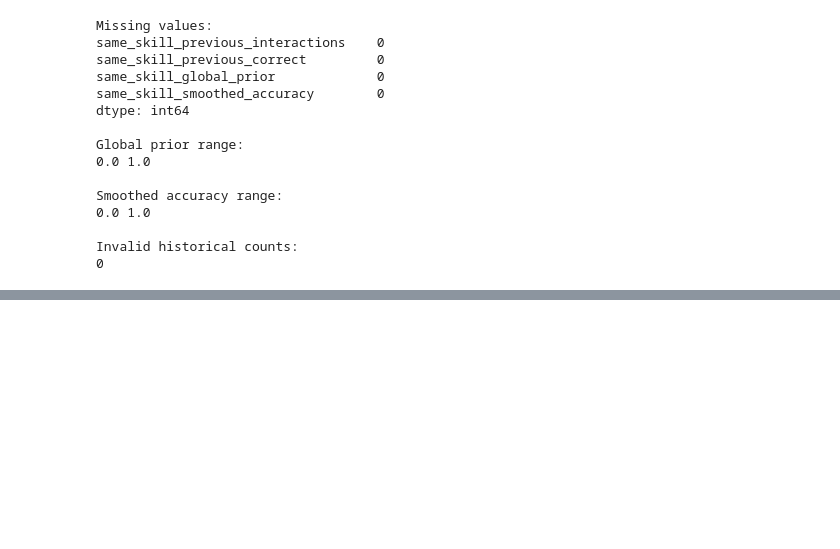
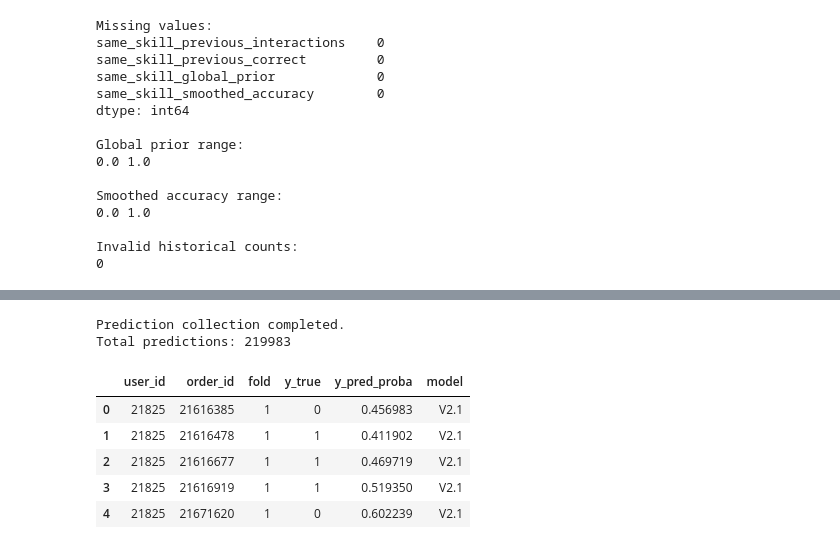
Before and after one commit to rajuriprathik-a11y/next-move-ai, a Jupyter notebook: notebooks/models/02_same_skill_student_history/v2.1_binary_same_skill_accuracy.ipynb, the cells around one changed output, grey strips where cells are left out. Cells and saved outputs as stored; diff of their text form; code cells hidden in the pictures; blank space fills up the shorter version.

```diff
--- a/notebooks/models/02_same_skill_student_history/v2.1_binary_same_skill_accuracy.ipynb
+++ b/notebooks/models/02_same_skill_student_history/v2.1_binary_same_skill_accuracy.ipynb
@@ -332,0 +480,46 @@ Processing Fold 5...
+# %%
+# Collect out-of-fold predictions for V2.1
+
+v21_predictions = []
+
+for fold_number, (train_data, val_data) in enumerate(
+    v21_fold_datasets, start=1
+):
+
+    # Retrieve the already-trained model for this fold
+    model = v21_models[fold_number - 1]
+
+    # Generate validation probabilities
+    X_val = val_data[feature_columns]
+    y_pred_proba = model.predict_proba(X_val)[:, 1]
+
+    # Store actual outcomes and predictions
+    fold_predictions = pd.DataFrame({
+        "user_id": val_data["user_id"].values,
+        "order_id": val_data["order_id"].values,
+        "fold": fold_number,
+        "y_true": val_data["correct"].values,
+        "y_pred_proba": y_pred_proba,
+        "model": "V2.1"
+    })
+
+    v21_predictions.append(fold_predictions)
+
+# Combine predictions from all five folds
+v21_predictions_df = pd.concat(
+    v21_predictions,
+    ignore_index=True
+)
+
+print("Prediction collection completed.")
+print("Total predictions:", len(v21_predictions_df))
+display(v21_predictions_df.head())
+# %% [output]
+Prediction collection completed.
+Total predictions: 219983
+|  | user_id | order_id | fold | y_true | y_pred_proba | model |
+| 0 | 21825 | 21616385 | 1 | 0 | 0.456983 | V2.1 |
+| 1 | 21825 | 21616478 | 1 | 1 | 0.411902 | V2.1 |
+| 2 | 21825 | 21616677 | 1 | 1 | 0.469719 | V2.1 |
+| 3 | 21825 | 21616919 | 1 | 1 | 0.519350 | V2.1 |
+| 4 | 21825 | 21671620 | 1 | 0 | 0.602239 | V2.1 |
```
Also changed, not shown: parts of 8 cells of this notebook, 17 other files.
